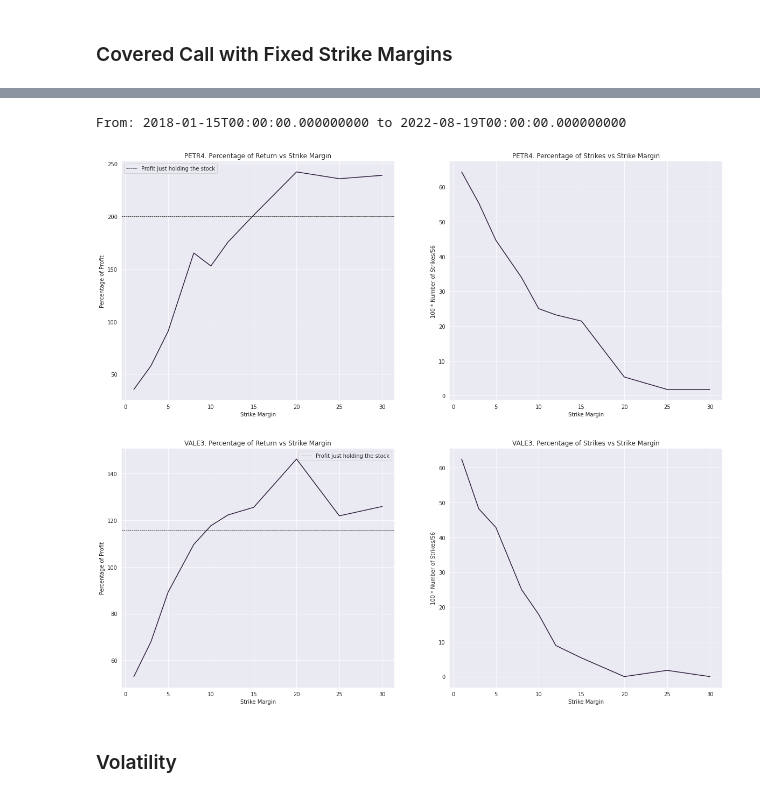
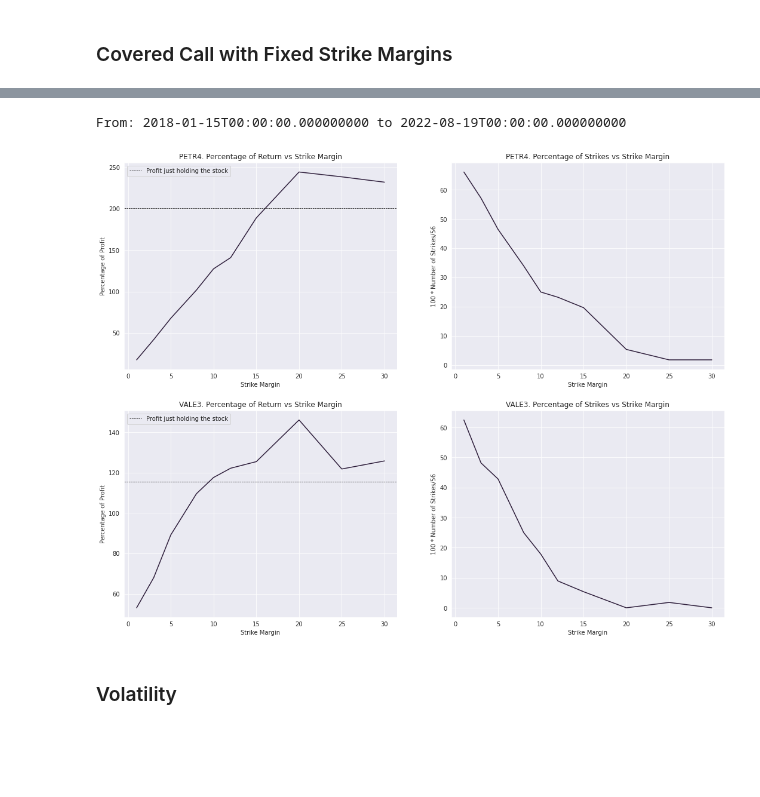
Before and after one commit to luikyv/stock-options, a Jupyter notebook: explore.ipynb, the cells around one changed output, grey strips where cells are left out. Cells and saved outputs as stored; diff of their text form; code cells hidden in the pictures; blank space fills up the shorter version.

```diff
--- a/explore.ipynb
+++ b/explore.ipynb
@@ -568,6 +807,7 @@ abstract_pick_call_strategy = Callable[
 class CoveredCallResults:
   initial_amount: float
   final_amount: float
+  total_return: float
   strike_number: int # Number of times the stock price reached the strike price
   months_without_selling: int # Number of months where we couldn't find a proper call option
   average_strike_margin: float
@@ -602,7 +842,14 @@ def simulate_covered_call(
     for i in tqdm(range(len(dates)-1), leave=False):
         ### Beginning of the cycle ###
         # Buy as many stocks as possible with the available amount
-        price = stock_df[stock_df["data_pregao"] == dates[i]]["preco_ultimo_negocio"].iloc[0]
+        try:
+            price = stock_df[stock_df["data_pregao"] == dates[i]]["preco_ultimo_negocio"].iloc[0]
+        except Exception as e:
+            # display(stock_df.head(3))
+            # print(f"Index: {i}")
+            # print(stock_df[stock_df["data_pregao"] == dates[i]])
+            # print(e)
+            continue
         n_new_stocks = math.floor(amount_available/price)
         n_stocks += n_new_stocks
         amount_available -= n_new_stocks * price
@@ -637,6 +884,7 @@ def simulate_covered_call(
     return CoveredCallResults(
         initial_amount=initial_amount,
         final_amount=patrimony_over_time[-1],
+        total_return=(patrimony_over_time[-1] - initial_amount)/initial_amount,
         strike_number=strike_number,
         months_without_selling=months_without_selling,
         average_strike_margin=statistics.mean(strike_margins),
@@ -685,4 +1006,5 @@ def pick_call_strike_margin_strategy(
 # %%
+#@title Code to keep
 initial_amount = 100_000.0
 volume_threshold = 1000
 strike_margin_tolerance = 0.03
@@ -692,16 +1014,11 @@ dates = petr4_call_df[petr4_call_df["data_vencimento"] <= max_date]["data_vencim
 dates.sort()
 print(f"From: {dates.min()} to {dates.max()}\n")
 
-petr4_cov_call_profit_percentages = []
-petr4_cov_call_strike_numbers = []
-petr4_cov_call_patrimony_over_time_list = []
-vale3_cov_call_profit_percentages = []
-vale3_cov_call_strike_numbers = []
-vale3_cov_call_patrimony_over_time_list = []
+cov_call_results_dict = {k: [] for k in stock_df_dict.keys()}
 
-progress_bar = tqdm(strike_margins, leave=False)
-for strike_margin in progress_bar:
-    progress_bar.set_description(f"Strike margin at {100*strike_margin:.2f}%")
+outer_progress_bar = tqdm(strike_margins, leave=False)
+for strike_margin in outer_progress_bar:
+    outer_progress_bar.set_description(f"Strike margin at {100*strike_margin:.2f}%")
 
     pick_call_strategy=partial(
         pick_call_strike_margin_strategy,
@@ -710,32 +1027,17 @@ for strike_margin in progress_bar:
         strike_margin_tolerance=strike_margin_tolerance
     )
 
-    ### PETR4 ###
-    petr4_results = simulate_covered_call(
-        stock_df=petr4_stock_df,
-        call_df=petr4_call_df,
-        initial_amount=initial_amount,
-        dates=dates,
-        pick_call_strategy=pick_call_strategy
-    )
+    inner_progress_bar = tqdm(stock_df_dict.keys(), leave=False)
+    for ticker in inner_progress_bar:
+        inner_progress_bar.set_description(ticker)
 
-    petr4_cov_call_profit_percentages.append(100*(petr4_results.final_amount - initial_amount)/initial_amount)
-    petr4_cov_call_strike_numbers.append(100*petr4_results.strike_number/len(dates))
-    petr4_cov_call_patrimony_over_time_list.append(petr4_results.patrimony_over_time)
-
-    ### VALE3 ###
-
-    vale3_results = simulate_covered_call(
-        stock_df=vale3_stock_df,
-        call_df=vale3_call_df,
-        initial_amount=initial_amount,
-        dates=dates,
-        pick_call_strategy=pick_call_strategy
-    )
-
-    vale3_cov_call_profit_percentages.append(100*(vale3_results.final_amount - initial_amount)/initial_amount)
-    vale3_cov_call_strike_numbers.append(100*vale3_results.strike_number/len(dates))
-    vale3_cov_call_patrimony_over_time_list.append(vale3_results.patrimony_over_time)
+        cov_call_results_dict[ticker].append(simulate_covered_call(
+            stock_df=stock_df_dict[ticker],
+            call_df=call_df_dict[ticker],
+            initial_amount=initial_amount,
+            dates=dates,
+            pick_call_strategy=pick_call_strategy
+        ))
 
 result_holding_petr4 = 100 * (
     petr4_stock_df[petr4_stock_df["data_pregao"] == dates[-1]]["preco_ultimo_negocio"].iloc[0]
@@ -749,11 +1051,12 @@ result_holding_vale3 = 100 * (
 
 ##### Plot Graphs #####
 
-plt.figure(figsize=(20,18))
+plt.figure(figsize=(18,14))
 
 plt.subplot(2, 2, 1)
 _ = sns.lineplot(
-    y=petr4_cov_call_profit_percentages, x=[100*strike_margin for strike_margin in strike_margins],
+    y=[100*(result.final_amount - initial_amount)/initial_amount for result in cov_call_results_dict["PETR4"]],
+    x=[100*strike_margin for strike_margin in strike_margins],
 )
 plt.axhline(
     y=result_holding_petr4, linestyle='--',
@@ -764,57 +1067,40 @@ plt.ylabel("Percentage of Profit")
 plt.xlabel("Strike Margin")
 plt.legend()
 
 plt.subplot(2, 2, 2)
 _ = sns.lineplot(
-    y=petr4_cov_call_strike_numbers, x=[100*strike_margin for strike_margin in strike_margins],
+    y=[100*result.strike_number/len(dates) for result in cov_call_results_dict["PETR4"]],
+    x=[100*strike_margin for strike_margin in strike_margins],
 )
 plt.title("PETR4. Percentage of Strikes vs Strike Margin")
 plt.ylabel(f"100 * Number of Strikes/{len(dates)}")
 _ = plt.xlabel("Strike Margin")
 
 plt.subplot(2, 2, 3)
 _ = sns.lineplot(
-    y=vale3_cov_call_profit_percentages, x=[100*strike_margin for strike_margin in strike_margins],
+    y=[100*(result.final_amount - initial_amount)/initial_amount for result in cov_call_results_dict["VALE3"]],
+    x=[100*strike_margin for strike_margin in strike_margins],
 )
 plt.axhline(
     y=result_holding_vale3, linestyle='--',
     linewidth=0.7, color="k", label="Profit just holding the stock"
 ) # type: ignore
 plt.title("VALE3. Percentage of Return vs Strike Margin")
 plt.ylabel("Percentage of Profit")
 plt.xlabel("Strike Margin")
 plt.legend()
 
 plt.subplot(2, 2, 4)
 _ = sns.lineplot(
-    y=vale3_cov_call_strike_numbers, x=[100*strike_margin for strike_margin in strike_margins],
+    y=[100*result.strike_number/len(dates) for result in cov_call_results_dict["VALE3"]],
+    x=[100*strike_margin for strike_margin in strike_margins],
 )
 plt.title("VALE3. Percentage of Strikes vs Strike Margin")
 plt.ylabel(f"100 * Number of Strikes/{len(dates)}")
 _ = plt.xlabel("Strike Margin")
-
-# plt.subplot(3, 2, 5)
-# for patrimony_over_time, strike_margin in zip(petr4_cov_call_patrimony_over_time_list, strike_margins):
-#     _ = sns.lineplot(
-#         y=patrimony_over_time, x=dates,
-#         label=f"Strike margin: {strike_margin}"
-#     )
-# plt.title("PETR4. Patrimony Over Time")
-# plt.ylabel("Patrimony BRL")
-# _ = plt.xlabel("Date")
-
-# plt.subplot(3, 2, 6)
-# for patrimony_over_time, strike_margin in zip(vale3_cov_call_patrimony_over_time_list, strike_margins):
-#     _ = sns.lineplot(
-#         y=patrimony_over_time, x=dates,
-#         label=f"Strike margin: {strike_margin}"
-#     )
-# plt.title("VALE3. Patrimony Over Time")
-# plt.ylabel("Patrimony BRL")
-# _ = plt.xlabel("Date")
 # %% [output]
 From: 2018-01-15T00:00:00.000000000 to 2022-08-19T00:00:00.000000000
-[figure, old version]
+[figure, new version]
 # %% [markdown]
 ### Volatility
 # %% [markdown]
```
Also changed, not shown: parts of 43 cells of this notebook, 21 other files.
